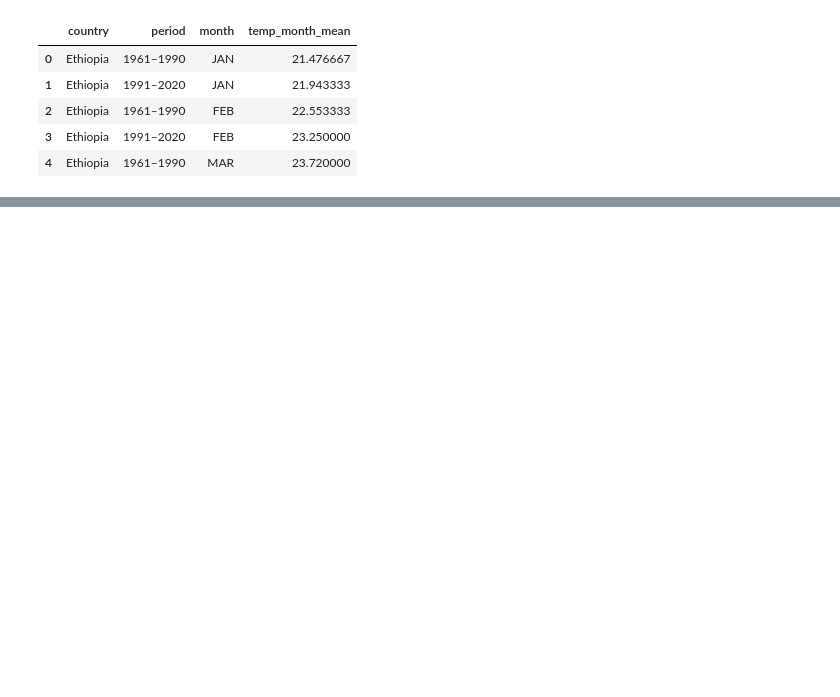
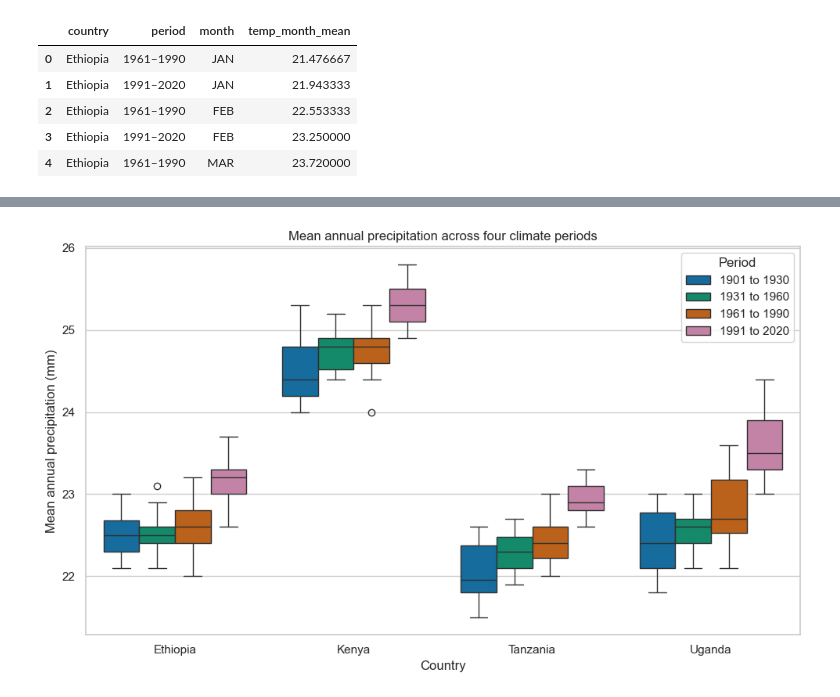
Before and after one commit to venusony/Climate-Malnutrition-EastAfrica, a Jupyter notebook: climate plus region data/_climate_context.ipynb, the cells around one changed output, grey strips where cells are left out. Saved outputs shown, nothing was run; the diff lists cells and outputs as text; code cells hidden in the pictures; blank space fills up the shorter version.

```diff
--- a/climate plus region data/_climate_context.ipynb
+++ b/climate plus region data/_climate_context.ipynb
@@ -359,0 +377,40 @@ plt.show()
+# %%
+def label_period_4(y):
+    if y <= 1930:
+        return "1901 to 1930"
+    elif y <= 1960:
+        return "1931 to 1960"
+    elif y <= 1990:
+        return "1961 to 1990"
+    else:
+        return "1991 to 2020"
+precip_per_period = precip_all[(precip_all["year"] >= 1901) & (precip_all["year"] <= 2020)].copy()
+precip_per_period["period_4"] = precip_per_period["year"].apply(label_period_4)
+# %%
+# choose four colorblind-friendly colors
+rain4_colors = {
+    "1901 to 1930": "#0072B2",  # blue
+    "1931 to 1960": "#009E73",  # green
+    "1961 to 1990": "#D55E00",  # orange
+    "1991 to 2020": "#CC79A7",  # magenta
+}
+
+plt.figure(figsize=(10, 6))
+
+# boxplots: x = country, color = period
+sns.boxplot(
+    data=precip_per_period,
+    x="country",
+    y="precip_ann",
+    hue="period_4",
+    palette=rain4_colors
+)
+
+plt.xlabel("Country")
+plt.ylabel("Mean annual precipitation (mm)")
+plt.title("Mean annual precipitation across four climate periods")
+plt.legend(title="Period")
+plt.tight_layout()
+plt.show()
+# %% [output]
+[figure, added]
```
Also changed, not shown: parts of 10 cells of this notebook.
